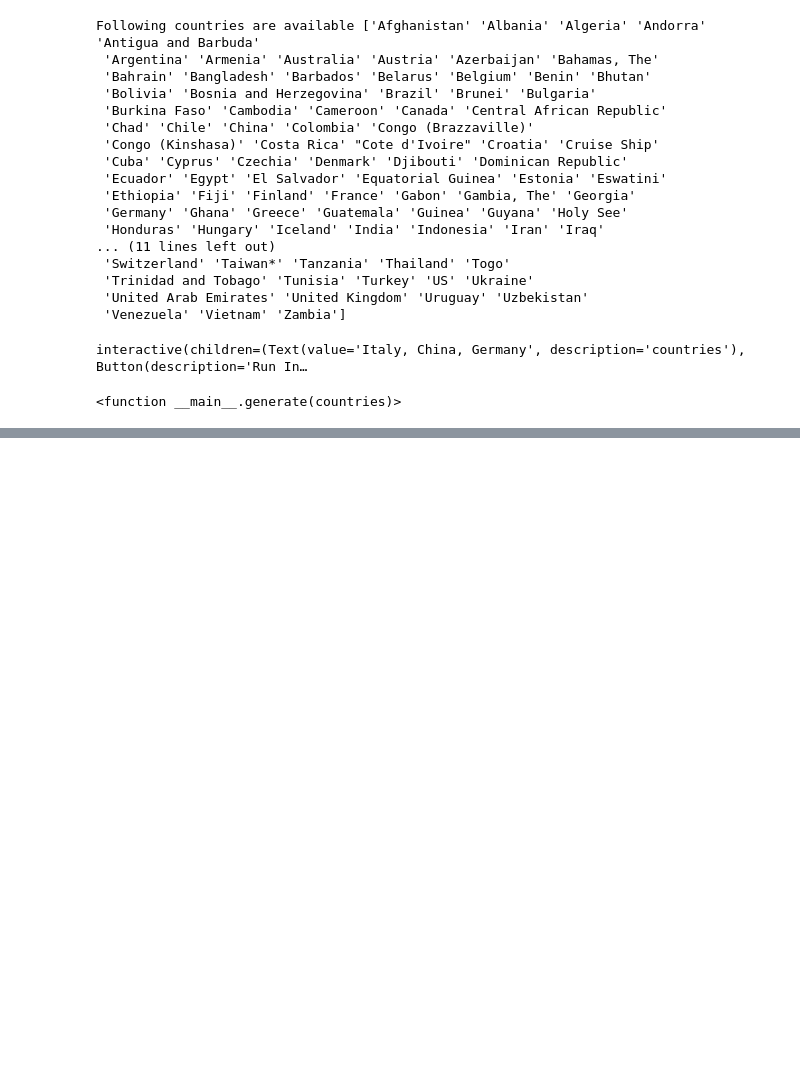
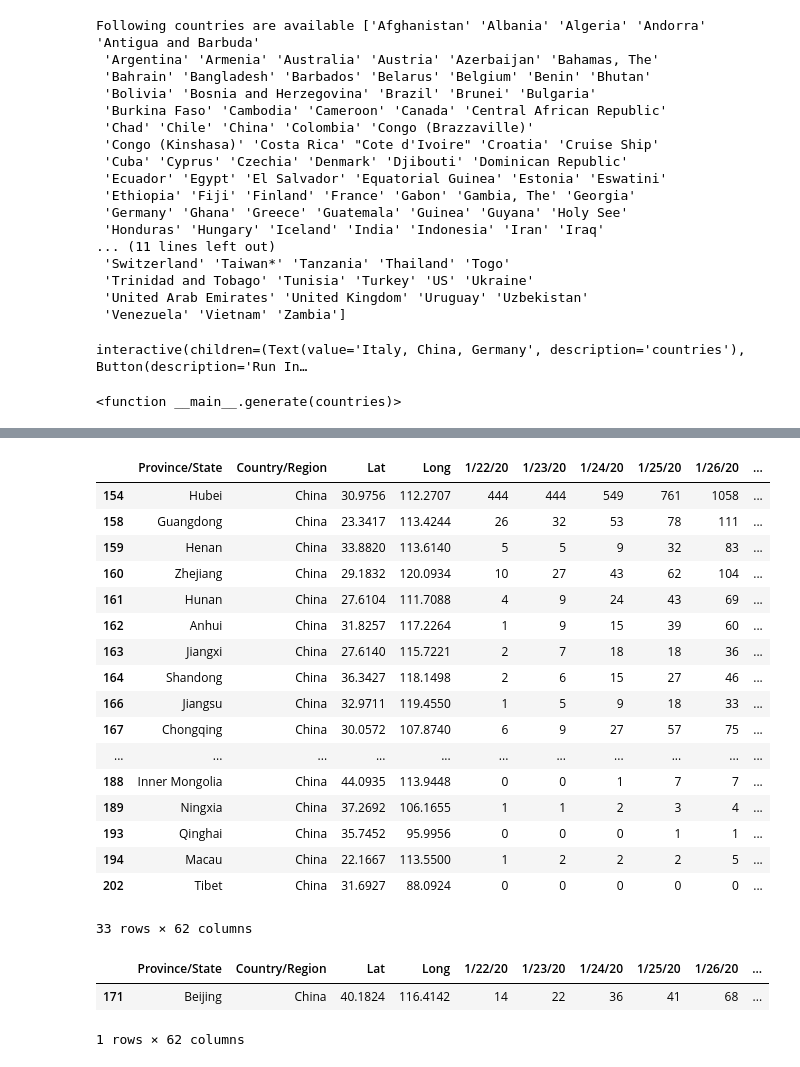
Before and after one commit to zonradkuse/covid-data-processing, a Jupyter notebook: fiddle-covid-series.ipynb, the cells around one changed output, grey strips where cells are left out. Drawn from its saved outputs; the diff is of its cells as text; code cells hidden in the pictures; blank space fills up the shorter version.

Commit message:
add parsing for province/states

```diff
--- a/fiddle-covid-series.ipynb
+++ b/fiddle-covid-series.ipynb
@@ -50,0 +49,28 @@ TypeError: only list-like objects are allowed to be passed to isin(), you passed
+# %%
+cases, _, _ = plots.parse_province_data("China")
+cases
+# %% [output]
+|  | Province/State | Country/Region | Lat | Long | 1/22/20 | 1/23/20 | 1/24/20 | 1/25/20 | 1/26/20 | ... |
+| 154 | Hubei | China | 30.9756 | 112.2707 | 444 | 444 | 549 | 761 | 1058 | ... |
+| 158 | Guangdong | China | 23.3417 | 113.4244 | 26 | 32 | 53 | 78 | 111 | ... |
+| 159 | Henan | China | 33.8820 | 113.6140 | 5 | 5 | 9 | 32 | 83 | ... |
+| 160 | Zhejiang | China | 29.1832 | 120.0934 | 10 | 27 | 43 | 62 | 104 | ... |
+| 161 | Hunan | China | 27.6104 | 111.7088 | 4 | 9 | 24 | 43 | 69 | ... |
+| 162 | Anhui | China | 31.8257 | 117.2264 | 1 | 9 | 15 | 39 | 60 | ... |
+| 163 | Jiangxi | China | 27.6140 | 115.7221 | 2 | 7 | 18 | 18 | 36 | ... |
+| 164 | Shandong | China | 36.3427 | 118.1498 | 2 | 6 | 15 | 27 | 46 | ... |
+| 166 | Jiangsu | China | 32.9711 | 119.4550 | 1 | 5 | 9 | 18 | 33 | ... |
+| 167 | Chongqing | China | 30.0572 | 107.8740 | 6 | 9 | 27 | 57 | 75 | ... |
+| ... | ... | ... | ... | ... | ... | ... | ... | ... | ... | ... |
+| 188 | Inner Mongolia | China | 44.0935 | 113.9448 | 0 | 0 | 1 | 7 | 7 | ... |
+| 189 | Ningxia | China | 37.2692 | 106.1655 | 1 | 1 | 2 | 3 | 4 | ... |
+| 193 | Qinghai | China | 35.7452 | 95.9956 | 0 | 0 | 0 | 1 | 1 | ... |
+| 194 | Macau | China | 22.1667 | 113.5500 | 1 | 2 | 2 | 2 | 5 | ... |
+| 202 | Tibet | China | 31.6927 | 88.0924 | 0 | 0 | 0 | 0 | 0 | ... |
+33 rows × 62 columns
+# %%
+cases[cases["Province/State"]=="Beijing"]
+# %% [output]
+|  | Province/State | Country/Region | Lat | Long | 1/22/20 | 1/23/20 | 1/24/20 | 1/25/20 | 1/26/20 | ... |
+| 171 | Beijing | China | 40.1824 | 116.4142 | 14 | 22 | 36 | 41 | 68 | ... |
+1 rows × 62 columns
```
Also changed, not shown: parts of 2 cells of this notebook, 1 other file.
